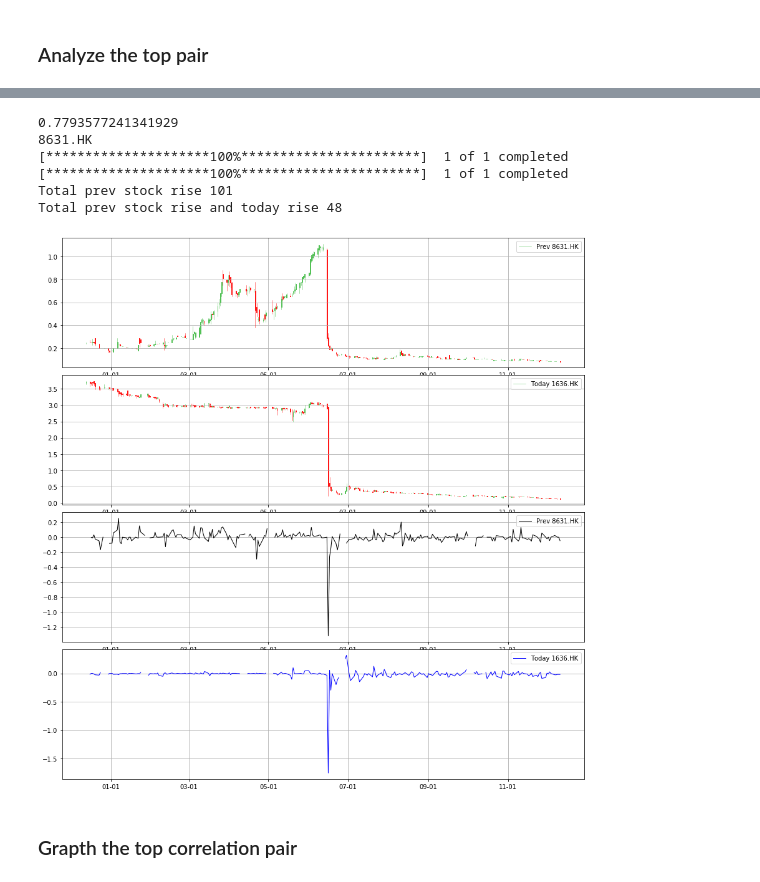
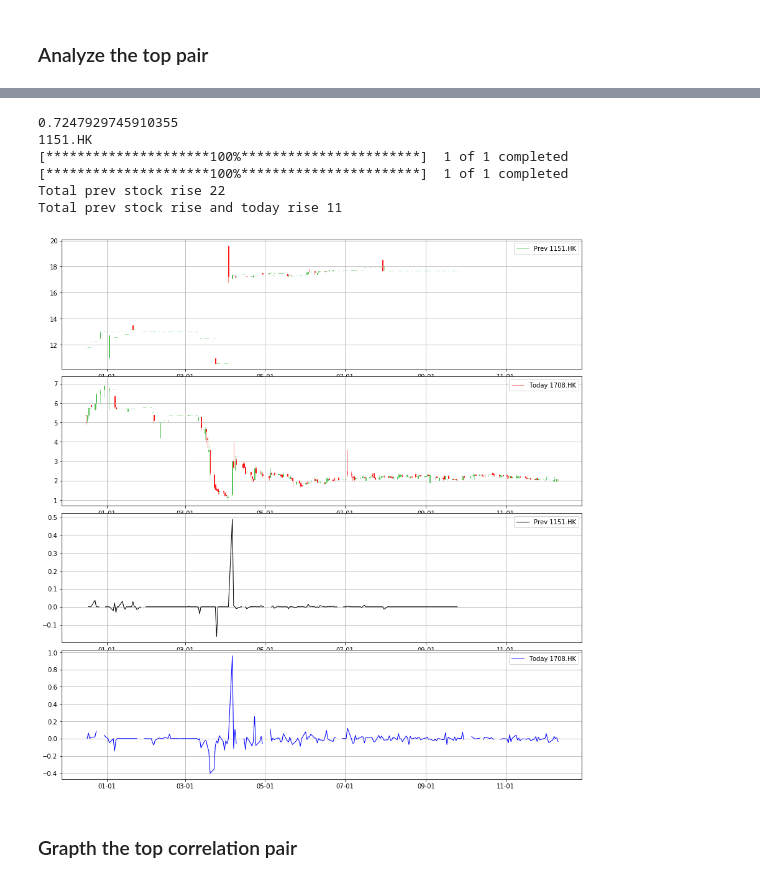
Before and after one commit to winglokhouse/slack-trading, a Jupyter notebook: EXP-find-correlated-stock-PrevClose-TodayClose-AWS-S3-support.ipynb, the cells around one changed output, grey strips where cells are left out. Cells and saved outputs as stored; diff of their text form; code cells hidden in the pictures.

```diff
--- a/EXP-find-correlated-stock-PrevClose-TodayClose-AWS-S3-support.ipynb
+++ b/EXP-find-correlated-stock-PrevClose-TodayClose-AWS-S3-support.ipynb
@@ -276,17 +277,17 @@ for i, r in sorted_corr.head(10).items():
 # %%
-stock1 = '8631.HK.prev'
-stock2 = '1636.HK'
+stock1 = '1151.HK.prev'
+stock2 = '1708.HK'
 #
 print(comb_df[stock1].corr(comb_df[stock2]))
 tools.plot_two_stocks(stock1, stock2, prevday_returns, today_returns, start)
 # %% [output]
-0.7793577241341929
-8631.HK
+0.7247929745910355
+1151.HK
 [*********************100%***********************]  1 of 1 completed
 [*********************100%***********************]  1 of 1 completed
-Total prev stock rise 101
-Total prev stock rise and today rise 48
+Total prev stock rise 22
+Total prev stock rise and today rise 11
-[figure, old version]
+[figure, new version]
 # %% [markdown]
 ### Grapth the top correlation pair
 # %%
```
Also changed, not shown: parts of 14 cells of this notebook, 1 other file.
